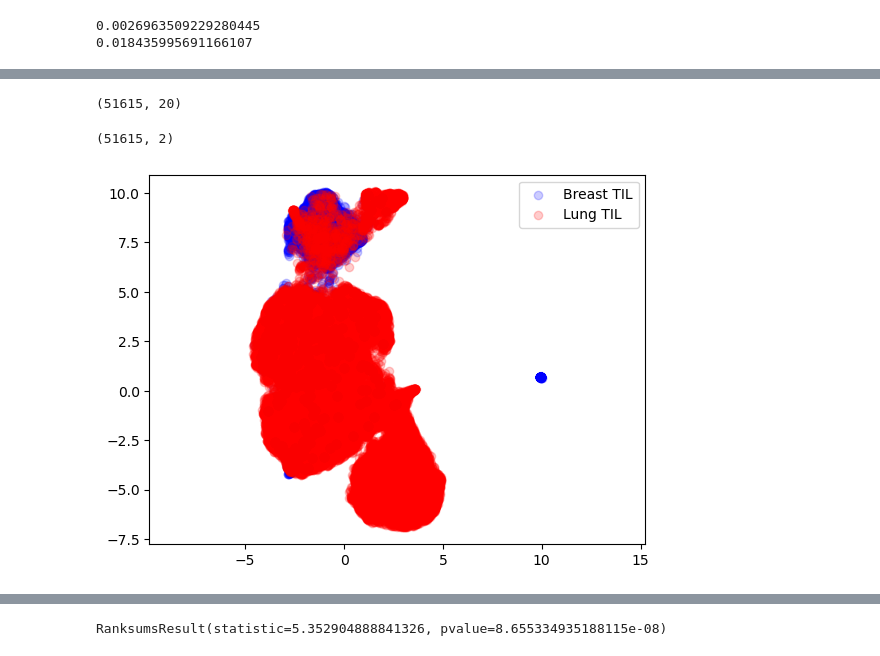
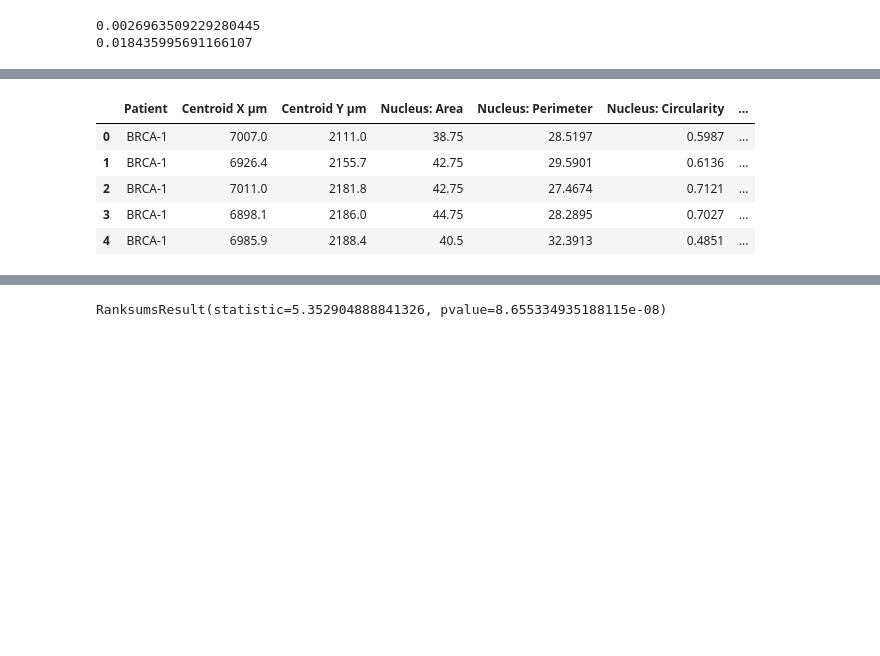
Before and after one commit to kradja/cima, a Jupyter notebook: src/graph.ipynb, the cells around one changed output, grey strips where cells are left out. Saved outputs shown, nothing was run; the diff lists cells and outputs as text; code cells hidden in the pictures; blank space fills up the shorter version.

```diff
--- a/src/graph.ipynb
+++ b/src/graph.ipynb
@@ -9,8 +9,8 @@ import umap
 from sklearn.preprocessing import StandardScaler
 # %%
 data = Path("./").resolve().parent / "data"
-concat_breast = data / "concat_breast_df.pkl"
-concat_lung= data / "concat_lung_df.pkl"
+concat_breast = data / "concat_breast_df_patient.pkl"
+concat_lung= data / "concat_lung_df_patient.pkl"
 if concat_breast.exists():
     bdf = pd.read_pickle(concat_breast)
 if concat_lung.exists():
@@ -125,23 +176,0 @@ concat_tils[cols_list[7:-1]].head()
-# %%
-len(scaled_tils)
-scaled_tils.shape
-# %% [output]
-(51615, 20)
-# %%
-scaled_tils= StandardScaler().fit_transform(concat_tils[cols_list[7:-1]])
-reducer = umap.UMAP()
-embedding = reducer.fit_transform(scaled_tils)
-embedding.shape
-# %% [output]
-(51615, 2)
-# %%
-breast_embedding = embedding[concat_tils["Tissue"] == "Breast"]
-lung_embedding = embedding[concat_tils["Tissue"] == "Lung"]
-plt.scatter(breast_embedding[:,0], breast_embedding[:,1], color="blue", alpha=0.2)
-plt.scatter(lung_embedding[:,0], lung_embedding[:,1], color="red", alpha=0.2)
-plt.gca().set_aspect('equal', 'datalim')
-#plt.title('UMAP projection of TILs', fontsize=16);
-plt.legend(["Breast TIL", "Lung TIL"])
-plt.show()
-# %% [output]
-[figure, removed]
@@ -147,0 +183,9 @@ plt.show()
+# %%
+ctils_shape.head()
+# %% [output]
+|  | Patient | Centroid X µm | Centroid Y µm | Nucleus: Area | Nucleus: Perimeter | Nucleus: Circularity | ... |
+| 0 | BRCA-1 | 7007.0 | 2111.0 | 38.75 | 28.5197 | 0.5987 | ... |
+| 1 | BRCA-1 | 6926.4 | 2155.7 | 42.75 | 29.5901 | 0.6136 | ... |
+| 2 | BRCA-1 | 7011.0 | 2181.8 | 42.75 | 27.4674 | 0.7121 | ... |
+| 3 | BRCA-1 | 6898.1 | 2186.0 | 44.75 | 28.2895 | 0.7027 | ... |
+| 4 | BRCA-1 | 6985.9 | 2188.4 | 40.5 | 32.3913 | 0.4851 | ... |
```
Also changed, not shown: parts of 18 cells of this notebook, 3 other files.
